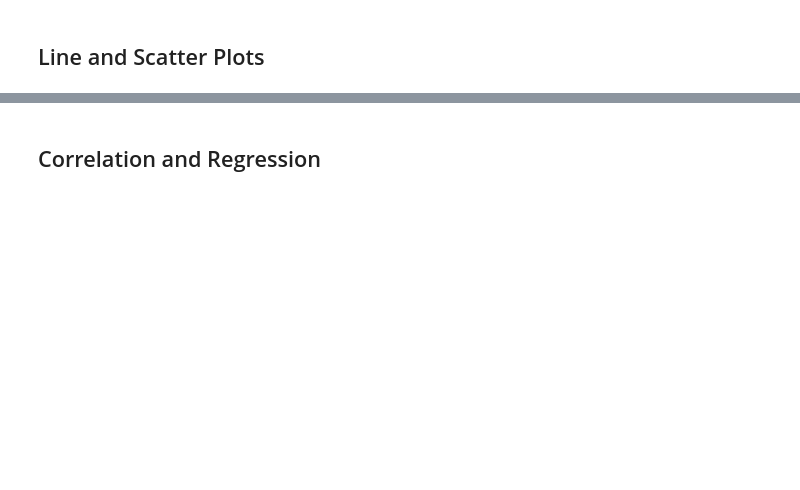
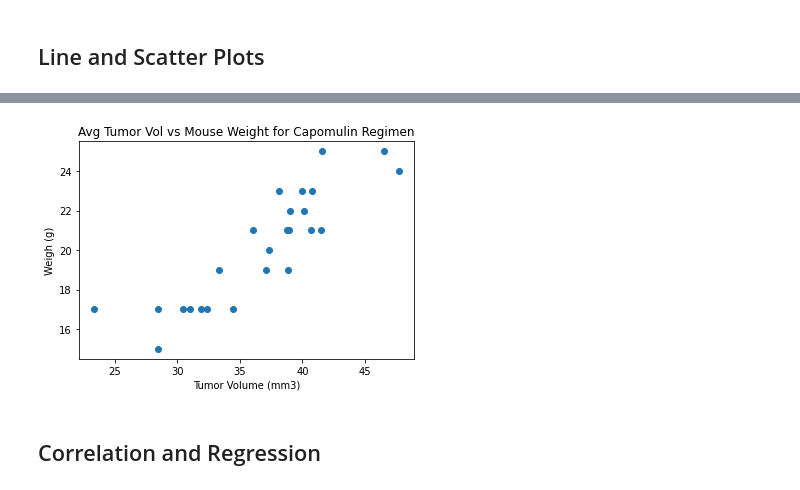
Before and after one commit to tiffanyharris711/matplotlib-challenge, a Jupyter notebook: pymaceuticals.ipynb, the cells around one changed output, grey strips where cells are left out. Cells and saved outputs as stored; diff of their text form; code cells hidden in the pictures; blank space fills up the shorter version.

```diff
--- a/pymaceuticals_starter.ipynb
+++ b/pymaceuticals.ipynb
@@ -323,2 +334,12 @@ Values above 87.66645829999999 could be outliers.
+# %%
+# Generate a scatter plot of average tumor volume vs. mouse weight for the Capomulin regimen
+plt.scatter(data_wMaxTime['Tumor Volume (mm3)'].loc[data_wMaxTime["Drug Regimen"]=="Capomulin"],
+            data_wMaxTime['Weight (g)'].loc[data_wMaxTime["Drug Regimen"]=="Capomulin"])
+plt.xlabel("Tumor Volume (mm3)")
+plt.ylabel("Weigh (g)")
+plt.title("Avg Tumor Vol vs Mouse Weight for Capomulin Regimen")
+plt.show()
+# %% [output]
+[figure, added]
 # %% [markdown]
 ## Correlation and Regression
```
Also changed, not shown: parts of 6 cells of this notebook.
